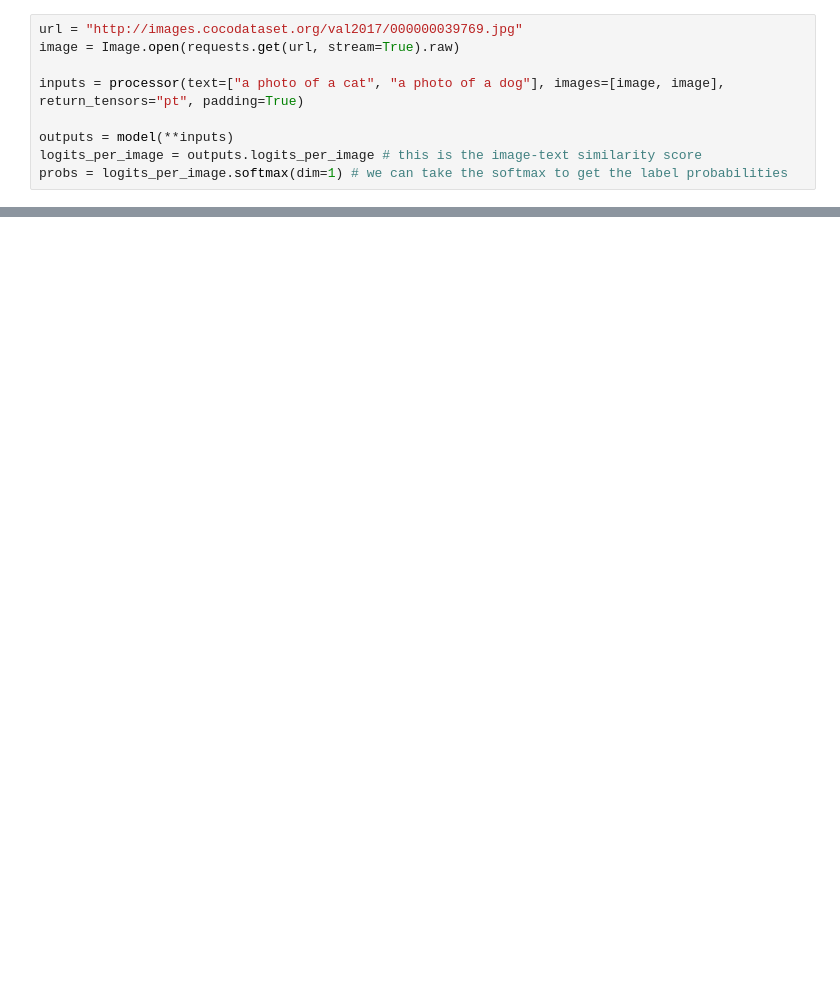
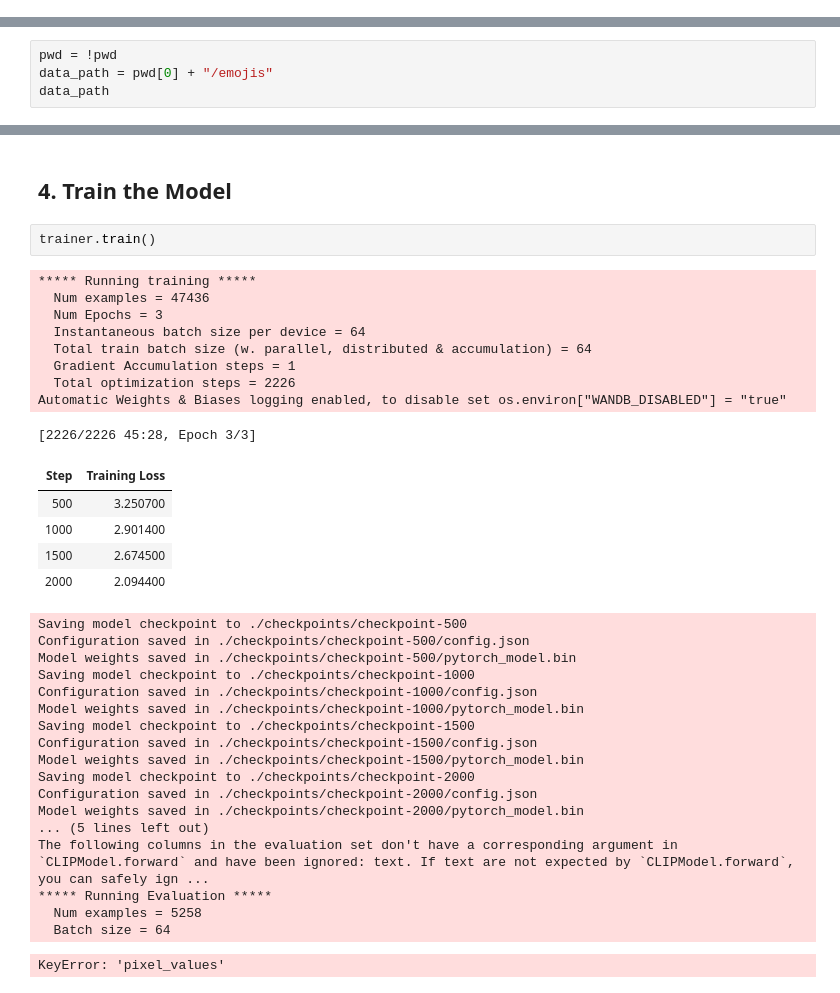
Before and after one commit to vincentclaes/emoji-predictor, a Jupyter notebook: fine-tune/02-fine-tune-CLIP-on-tweets.ipynb, the cells around one changed output, grey strips where cells are left out. Drawn from its saved outputs; the diff is of its cells as text; blank space fills up the shorter version.

```diff
--- a/fine-tune/02-fine-tune-CLIP-on-tweets.ipynb
+++ b/fine-tune/02-fine-tune-CLIP-on-tweets.ipynb
@@ -25,9 +35,0 @@ processor = CLIPProcessor.from_pretrained("openai/clip-vit-base-patch32")
-# %%
-url = "http://images.cocodataset.org/val2017/000000039769.jpg"
-image = Image.open(requests.get(url, stream=True).raw)
-
-inputs = processor(text=["a photo of a cat", "a photo of a dog"], images=[image, image], return_tensors="pt", padding=True)
-
-outputs = model(**inputs)
-logits_per_image = outputs.logits_per_image # this is the image-text similarity score
-probs = logits_per_image.softmax(dim=1) # we can take the softmax to get the label probabilities
@@ -56,0 +38,4 @@ image
+# %%
+pwd = !pwd
+data_path = pwd[0] + "/emojis"
+data_path
@@ -56,0 +192,37 @@ image
+# %% [markdown]
+## 4. Train the Model
+# %%
+trainer.train()
+# %% [output]
+***** Running training *****
+  Num examples = 47436
+  Num Epochs = 3
+  Instantaneous batch size per device = 64
+  Total train batch size (w. parallel, distributed & accumulation) = 64
+  Gradient Accumulation steps = 1
+  Total optimization steps = 2226
+Automatic Weights & Biases logging enabled, to disable set os.environ["WANDB_DISABLED"] = "true"
+[2226/2226 45:28, Epoch 3/3]
+| Step | Training Loss |
+| 500 | 3.250700 |
+| 1000 | 2.901400 |
+| 1500 | 2.674500 |
+| 2000 | 2.094400 |
+Saving model checkpoint to ./checkpoints/checkpoint-500
+Configuration saved in ./checkpoints/checkpoint-500/config.json
+Model weights saved in ./checkpoints/checkpoint-500/pytorch_model.bin
+Saving model checkpoint to ./checkpoints/checkpoint-1000
+Configuration saved in ./checkpoints/checkpoint-1000/config.json
+Model weights saved in ./checkpoints/checkpoint-1000/pytorch_model.bin
+Saving model checkpoint to ./checkpoints/checkpoint-1500
+Configuration saved in ./checkpoints/checkpoint-1500/config.json
+Model weights saved in ./checkpoints/checkpoint-1500/pytorch_model.bin
+Saving model checkpoint to ./checkpoints/checkpoint-2000
+Configuration saved in ./checkpoints/checkpoint-2000/config.json
+Model weights saved in ./checkpoints/checkpoint-2000/pytorch_model.bin
+... (5 lines left out)
+The following columns in the evaluation set don't have a corresponding argument in `CLIPModel.forward` and have been ignored: text. If text are not expected by `CLIPModel.forward`,  you can safely ign ...
+***** Running Evaluation *****
+  Num examples = 5258
+  Batch size = 64
+KeyError: 'pixel_values'
```
Also changed, not shown: parts of 25 cells of this notebook, 3 other files.
